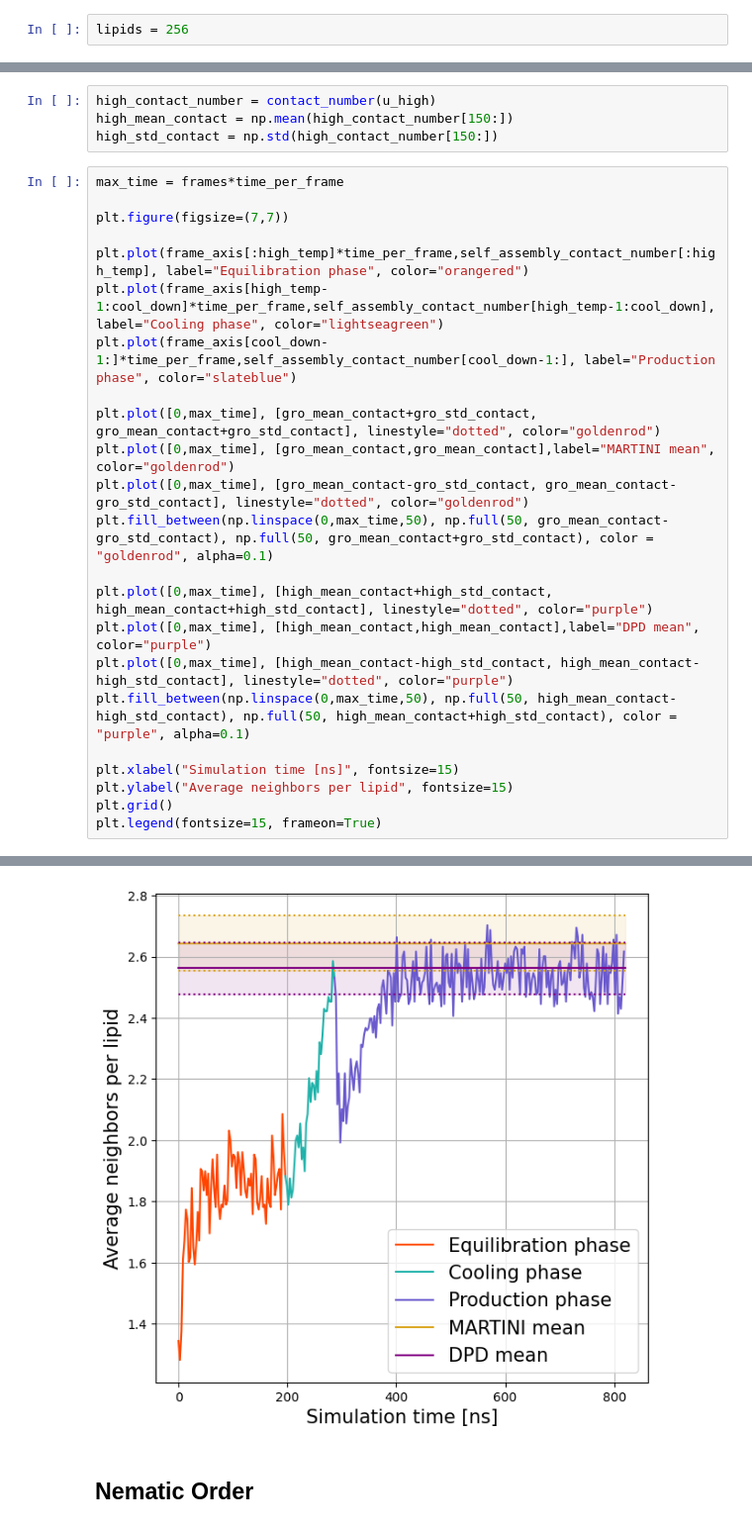
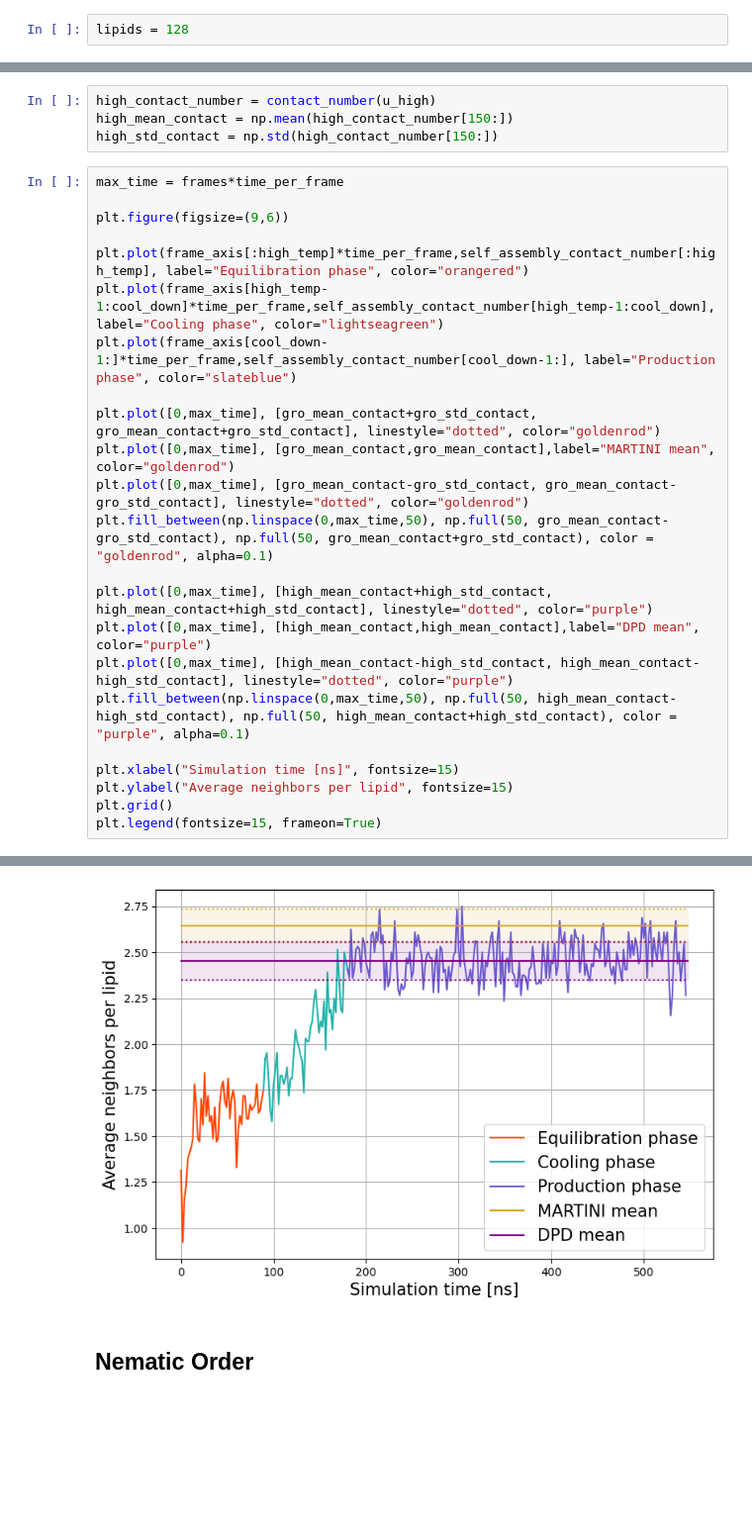
Before and after one commit to G-Scherer/dpd_simulation, a Jupyter notebook: lipid_self_assembly/analysis/analysis_T_1.ipynb, the cells around one changed output, grey strips where cells are left out. Shown at 99% size. Saved outputs shown, nothing was run; the diff lists cells and outputs as text; blank space fills up the shorter version.

```diff
--- a/lipid_self_assembly/analysis/analysis_T_1.ipynb
+++ b/lipid_self_assembly/analysis/analysis_T_1.ipynb
@@ -9,7 +9,7 @@ from scipy.signal import peak_widths, find_peaks
 # %% [markdown]
 Change number of lipids
 # %%
-lipids = 256
+lipids = 128
 # %%
 dir = "/home/gabriel/Dokumente/bachelor_thesis/dpd_simulation/lipid_self_assembly/"
 top_file = os.path.join(dir, f"setup/lammps_{lipids}.data")
@@ -146,29 +146,29 @@ high_std_contact = np.std(high_contact_number[150:])
 # %%
 max_time = frames*time_per_frame
 
-plt.figure(figsize=(7,7))
+plt.figure(figsize=(9,6))
 
 plt.plot(frame_axis[:high_temp]*time_per_frame,self_assembly_contact_number[:high_temp], label="Equilibration phase", color="orangered")
 plt.plot(frame_axis[high_temp-1:cool_down]*time_per_frame,self_assembly_contact_number[high_temp-1:cool_down], label="Cooling phase", color="lightseagreen")
 plt.plot(frame_axis[cool_down-1:]*time_per_frame,self_assembly_contact_number[cool_down-1:], label="Production phase", color="slateblue")
 
 plt.plot([0,max_time], [gro_mean_contact+gro_std_contact, gro_mean_contact+gro_std_contact], linestyle="dotted", color="goldenrod")
 plt.plot([0,max_time], [gro_mean_contact,gro_mean_contact],label="MARTINI mean", color="goldenrod")
 plt.plot([0,max_time], [gro_mean_contact-gro_std_contact, gro_mean_contact-gro_std_contact], linestyle="dotted", color="goldenrod")
 plt.fill_between(np.linspace(0,max_time,50), np.full(50, gro_mean_contact-gro_std_contact), np.full(50, gro_mean_contact+gro_std_contact), color = "goldenrod", alpha=0.1)
 
 plt.plot([0,max_time], [high_mean_contact+high_std_contact, high_mean_contact+high_std_contact], linestyle="dotted", color="purple")
 plt.plot([0,max_time], [high_mean_contact,high_mean_contact],label="DPD mean", color="purple")
 plt.plot([0,max_time], [high_mean_contact-high_std_contact, high_mean_contact-high_std_contact], linestyle="dotted", color="purple")
 plt.fill_between(np.linspace(0,max_time,50), np.full(50, high_mean_contact-high_std_contact), np.full(50, high_mean_contact+high_std_contact), color = "purple", alpha=0.1)
 
 plt.xlabel("Simulation time [ns]", fontsize=15)
 plt.ylabel("Average neighbors per lipid", fontsize=15)
 plt.grid()
 plt.legend(fontsize=15, frameon=True)
 # %% [output]
 <matplotlib.legend.Legend at 0x...>
-[figure, old version]
+[figure, new version]
 # %% [markdown]
 ## Nematic Order
 # %%
```
Also changed, not shown: parts of 5 cells of this notebook, 12 other files.
